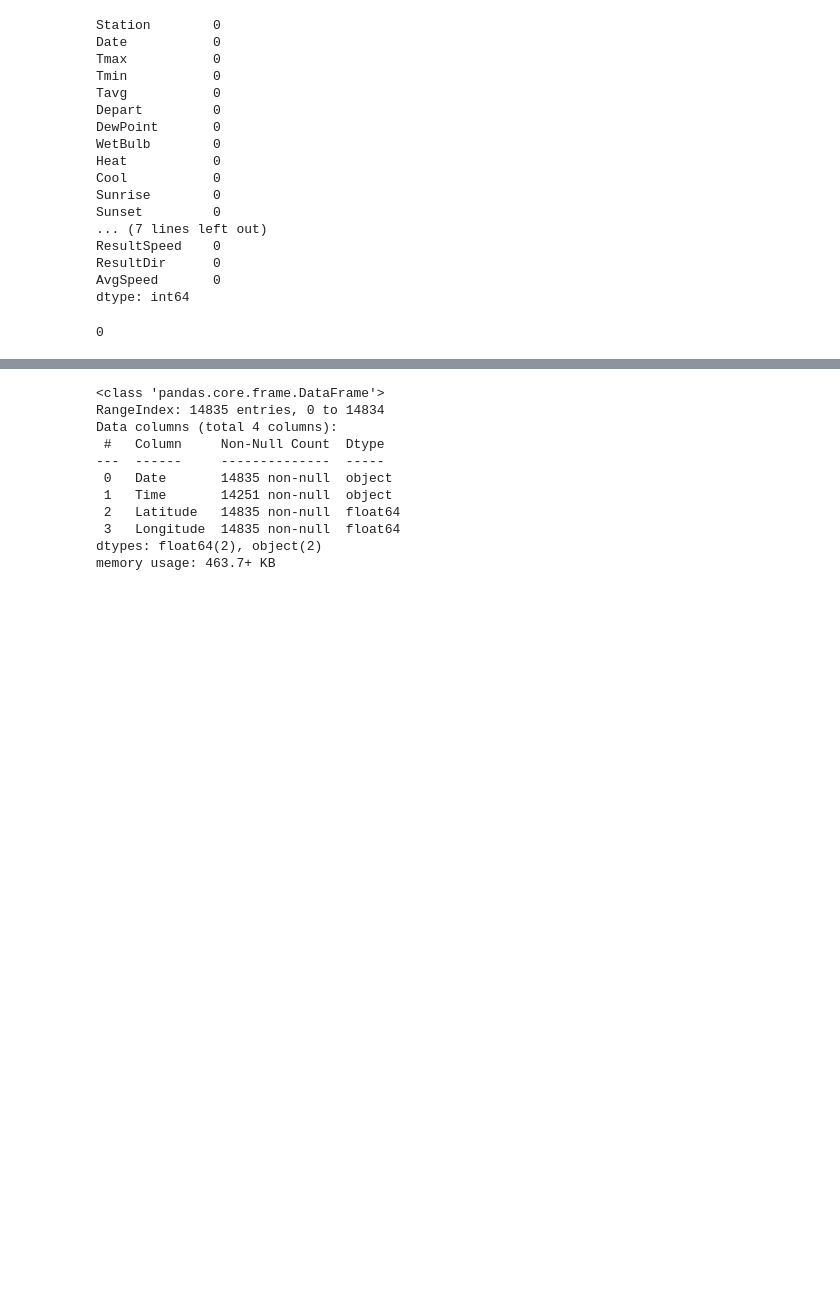
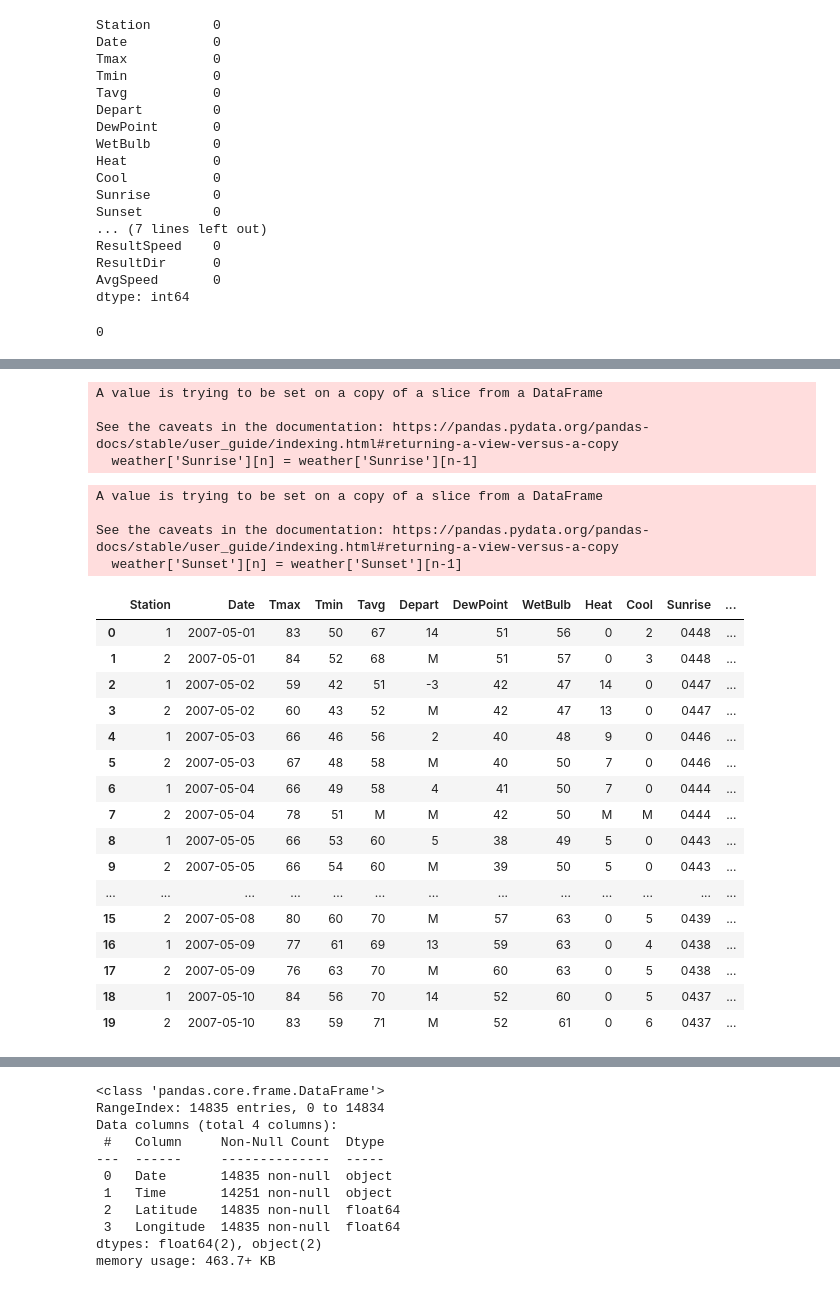
Before and after one commit to kkhalis/project_4, a Jupyter notebook: Project 4 - West Nile Virus Prediction_Casper.ipynb, the cells around one changed output, grey strips where cells are left out. Cells and saved outputs as stored; diff of their text form; code cells hidden in the pictures; blank space fills up the shorter version.

```diff
--- a/Project 4 - West Nile Virus Prediction_Casper.ipynb
+++ b/Project 4 - West Nile Virus Prediction_Casper.ipynb
@@ -168,0 +230,2 @@ dtype: int64
+# %%
+weather = pd.read_csv('../assets/weather.csv')
@@ -168,0 +257,2 @@ dtype: int64
+# %%
+weather['Date'] = pd.to_datetime(weather['Date'])
@@ -168,0 +275,40 @@ dtype: int64
+# %%
+# impute sunrise data with the data in the row above
+for n in weather.index:
+    if n % 2 == 1:
+        weather['Sunrise'][n] = weather['Sunrise'][n-1]
+# %% [output]
+A value is trying to be set on a copy of a slice from a DataFrame
+
+See the caveats in the documentation: https://pandas.pydata.org/pandas-docs/stable/user_guide/indexing.html#returning-a-view-versus-a-copy
+  weather['Sunrise'][n] = weather['Sunrise'][n-1]
+# %%
+# impute sunset data with the data in the row above
+for n in weather.index:
+    if n % 2 == 1:
+        weather['Sunset'][n] = weather['Sunset'][n-1]
+# %% [output]
+A value is trying to be set on a copy of a slice from a DataFrame
+
+See the caveats in the documentation: https://pandas.pydata.org/pandas-docs/stable/user_guide/indexing.html#returning-a-view-versus-a-copy
+  weather['Sunset'][n] = weather['Sunset'][n-1]
+# %%
+weather.head(20)
+# %% [output]
+|  | Station | Date | Tmax | Tmin | Tavg | Depart | DewPoint | WetBulb | Heat | Cool | Sunrise | ... |
+| 0 | 1 | 2007-05-01 | 83 | 50 | 67 | 14 | 51 | 56 | 0 | 2 | 0448 | ... |
+| 1 | 2 | 2007-05-01 | 84 | 52 | 68 | M | 51 | 57 | 0 | 3 | 0448 | ... |
+| 2 | 1 | 2007-05-02 | 59 | 42 | 51 | -3 | 42 | 47 | 14 | 0 | 0447 | ... |
+| 3 | 2 | 2007-05-02 | 60 | 43 | 52 | M | 42 | 47 | 13 | 0 | 0447 | ... |
+| 4 | 1 | 2007-05-03 | 66 | 46 | 56 | 2 | 40 | 48 | 9 | 0 | 0446 | ... |
+| 5 | 2 | 2007-05-03 | 67 | 48 | 58 | M | 40 | 50 | 7 | 0 | 0446 | ... |
+| 6 | 1 | 2007-05-04 | 66 | 49 | 58 | 4 | 41 | 50 | 7 | 0 | 0444 | ... |
+| 7 | 2 | 2007-05-04 | 78 | 51 | M | M | 42 | 50 | M | M | 0444 | ... |
+| 8 | 1 | 2007-05-05 | 66 | 53 | 60 | 5 | 38 | 49 | 5 | 0 | 0443 | ... |
+| 9 | 2 | 2007-05-05 | 66 | 54 | 60 | M | 39 | 50 | 5 | 0 | 0443 | ... |
+| ... | ... | ... | ... | ... | ... | ... | ... | ... | ... | ... | ... | ... |
+| 15 | 2 | 2007-05-08 | 80 | 60 | 70 | M | 57 | 63 | 0 | 5 | 0439 | ... |
+| 16 | 1 | 2007-05-09 | 77 | 61 | 69 | 13 | 59 | 63 | 0 | 4 | 0438 | ... |
+| 17 | 2 | 2007-05-09 | 76 | 63 | 70 | M | 60 | 63 | 0 | 5 | 0438 | ... |
+| 18 | 1 | 2007-05-10 | 84 | 56 | 70 | 14 | 52 | 60 | 0 | 5 | 0437 | ... |
+| 19 | 2 | 2007-05-10 | 83 | 59 | 71 | M | 52 | 61 | 0 | 6 | 0437 | ... |
```
Also changed, not shown: parts of 47 cells of this notebook.
